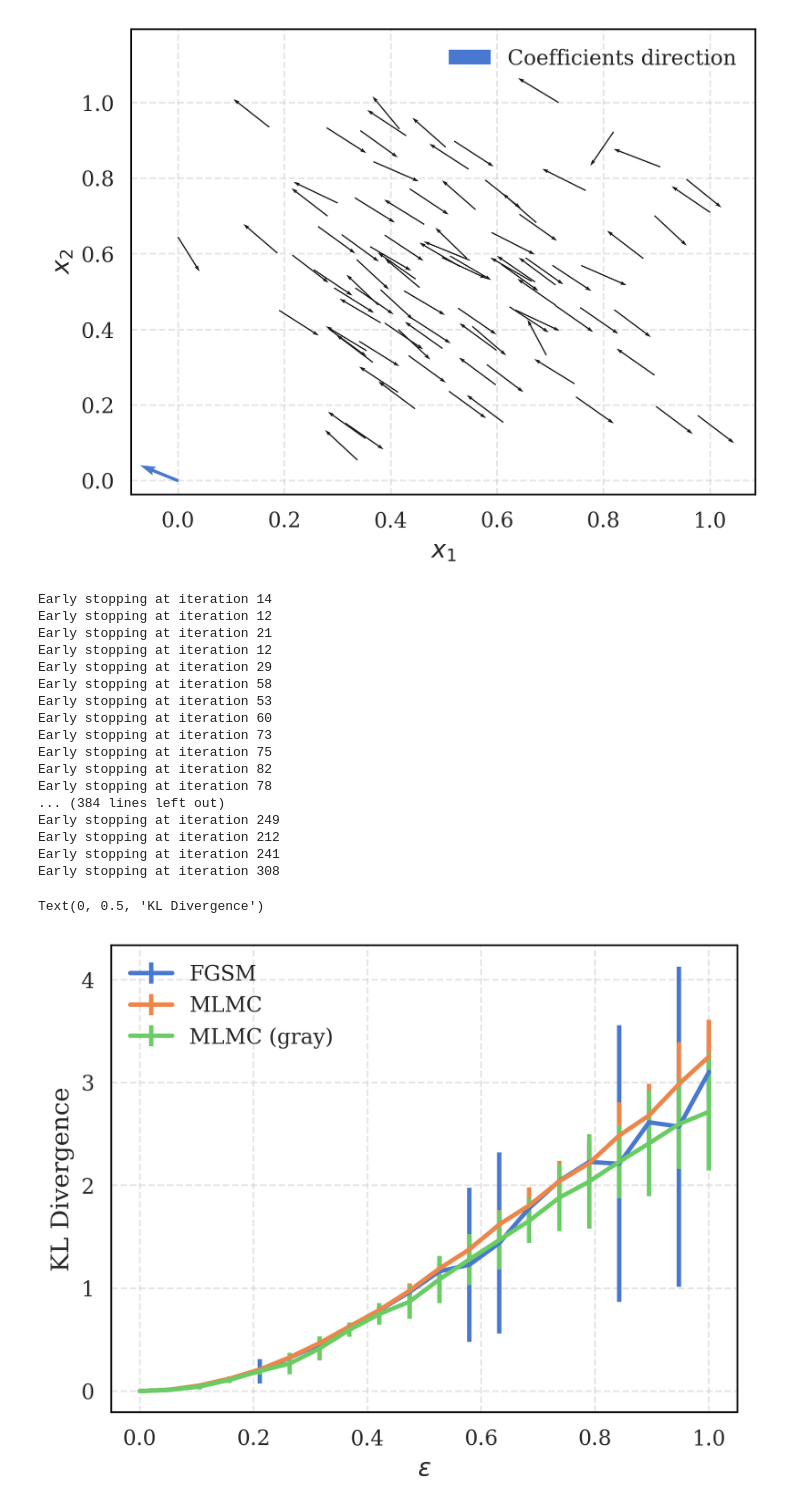
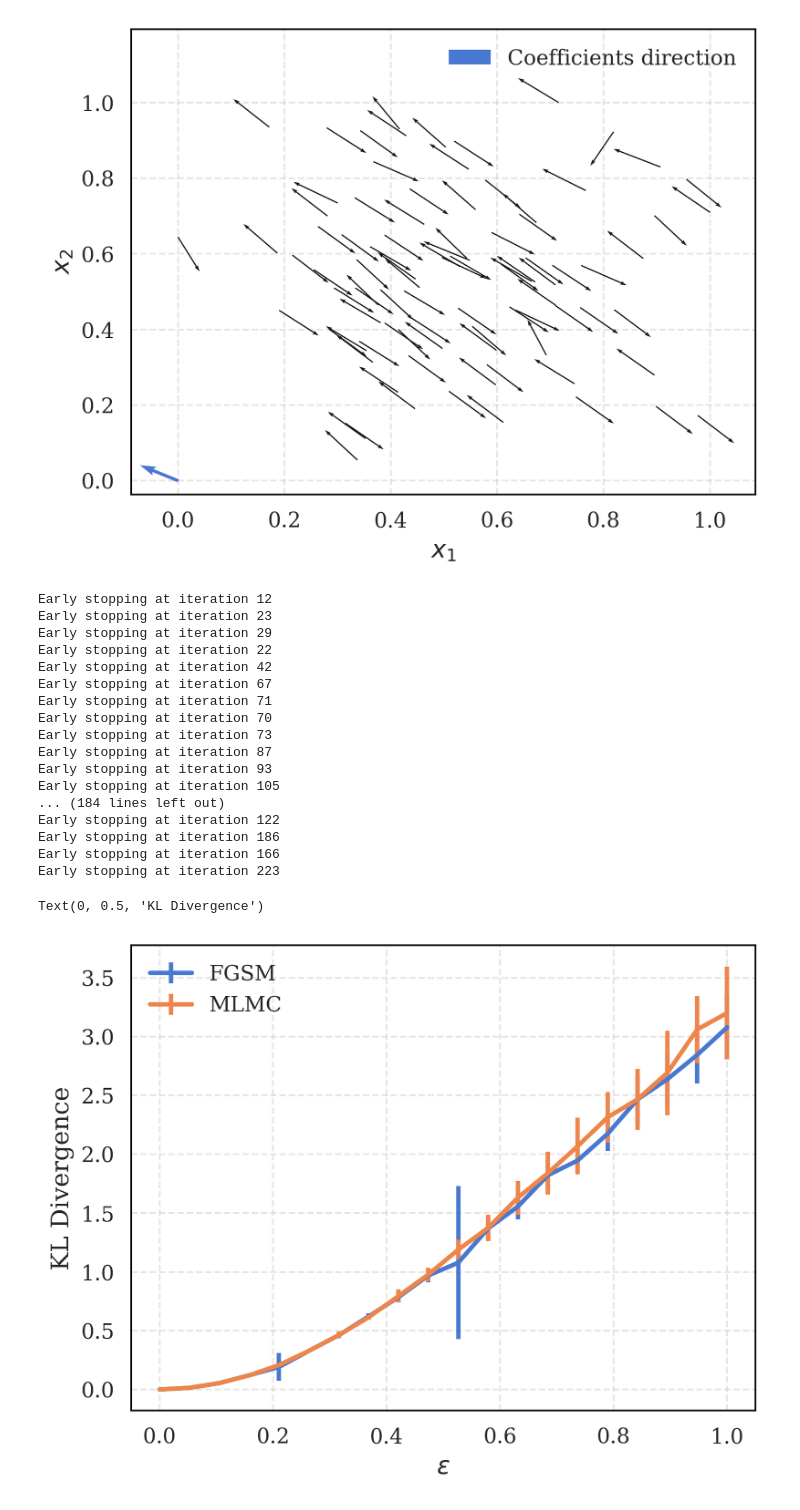
Before and after one commit to pablogarciarce/AdvReg, a Jupyter notebook: notebooks/toy_distr_attack_indep copy.ipynb, the cells around one changed output. Cells and saved outputs as stored; diff of their text form; code cells hidden in the pictures.

```diff
--- a/notebooks/toy_distr_attack_indep copy.ipynb
+++ b/notebooks/toy_distr_attack_indep copy.ipynb
@@ -484,50 +484,46 @@ def compute_kl_divergence(epsilon):
     x_adv_distr, _ = mlmc_attack(model, x, epsilon=epsilon, R=10)
     kl = kl_div(model.mu, model.lam, model.sigma2, x, x_adv_distr).item()
     x_fsgm = fgsm_attack(model, x, epsilon=epsilon, R=10)
     kl_fsgm = kl_div(model.mu, model.lam, model.sigma2, x, x_fsgm).item()
-    x_gray, _ = mlmc_attack(model_adv, x, epsilon=epsilon, R=10)
-    kl_gray = kl_div(model.mu, model.lam, model.sigma2, x, x_gray).item()
-    return kl, kl_fsgm, kl_gray
+    return kl, kl_fsgm
 
 
 # Define the range of epsilon values
 epsilons = np.linspace(0, 1, 20)
 kl_alls = []
 
 for _ in range(10):
     # Use joblib to parallelize the computation of KL divergences
     kl_values = Parallel(n_jobs=n_jobs)(
         delayed(compute_kl_divergence)(epsilon) for epsilon in epsilons
     )
     kl_alls.append(kl_values)
 
 kl_mlmc = np.array(kl_alls)[:, :, 0]
 kl_fsgm = np.array(kl_alls)[:, :, 1]
-kl_gray = np.array(kl_alls)[:, :, 2]
 # error bars as std
 plt.errorbar(epsilons, np.mean(kl_fsgm, axis=0), yerr=2*np.std(kl_fsgm, axis=0), label='FGSM')
 plt.errorbar(epsilons, np.mean(kl_mlmc, axis=0), yerr=2*np.std(kl_mlmc, axis=0), label='MLMC')
-plt.errorbar(epsilons, np.mean(kl_gray, axis=0), yerr=2*np.std(kl_gray, axis=0), label='MLMC (gray)')
 plt.legend()
 plt.xlabel('$\epsilon$')
 plt.ylabel('KL Divergence')
 # %% [output]
-Early stopping at iteration 14
 Early stopping at iteration 12
-Early stopping at iteration 21
-Early stopping at iteration 12
+Early stopping at iteration 23
 Early stopping at iteration 29
-Early stopping at iteration 58
-Early stopping at iteration 53
-Early stopping at iteration 60
+Early stopping at iteration 22
+Early stopping at iteration 42
+Early stopping at iteration 67
+Early stopping at iteration 71
+Early stopping at iteration 70
 Early stopping at iteration 73
-Early stopping at iteration 75
-Early stopping at iteration 82
-Early stopping at iteration 78
-... (384 lines left out)
-Early stopping at iteration 249
-Early stopping at iteration 212
-Early stopping at iteration 241
-Early stopping at iteration 308
+Early stopping at iteration 87
+Early stopping at iteration 93
+Early stopping at iteration 105
+... (184 lines left out)
+Early stopping at iteration 122
+Early stopping at iteration 186
+Early stopping at iteration 166
+Early stopping at iteration 223
 Text(0, 0.5, 'KL Divergence')
-[figure, old version]
+[figure, new version]
```
Also changed, not shown: parts of 1 cell of this notebook, 3 other files.
